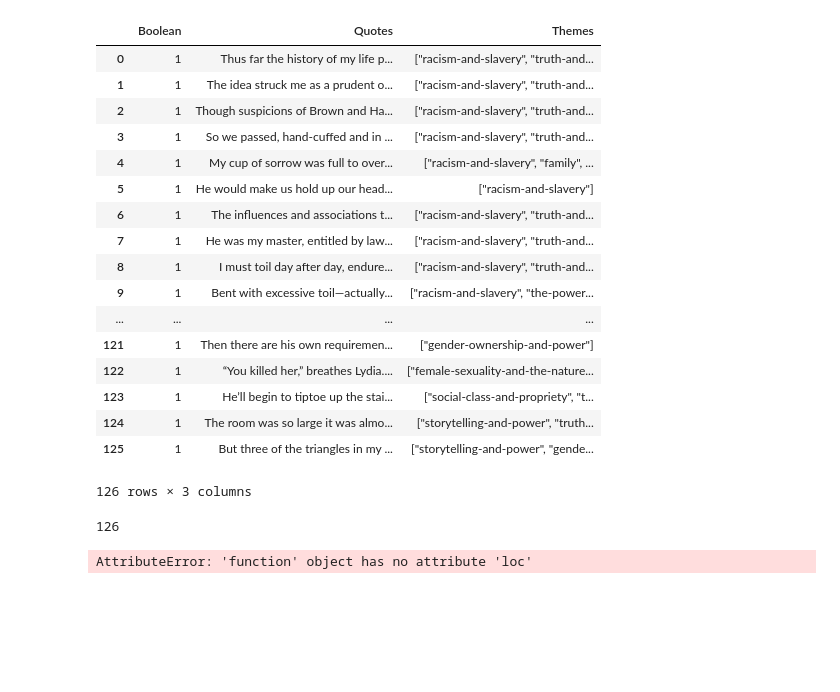
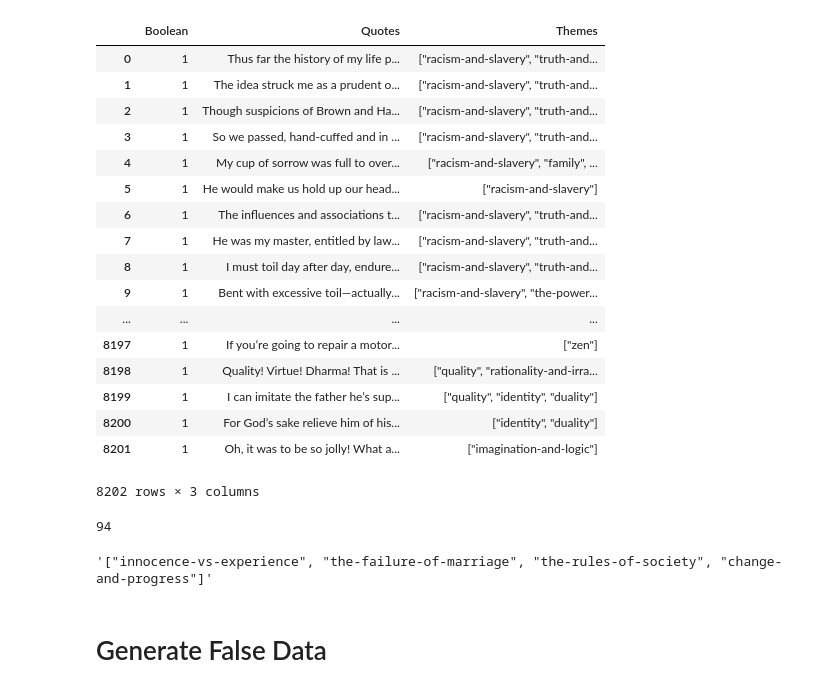
Before and after one commit to Nathanllee1/EvidenceFinder, a Jupyter notebook: Data Formatter.ipynb, the cells around one changed output. Drawn from its saved outputs; the diff is of its cells as text; code cells hidden in the pictures; blank space fills up the shorter version.

Commit message:
More cleaning up and saved new data to csv

```diff
--- a/Data Formatter.ipynb
+++ b/Data Formatter.ipynb
@@ -3,32 +4,34 @@ import pandas as pd
 # %%
-df = pd.read_csv('126.csv')
+df = pd.read_csv('scrapeddata.csv')
+#df = df.iloc[:100]
 df
 # %% [output]
 |  | Boolean | Quotes | Themes |
 | 0 | 1 | Thus far the history of my life p... | ["racism-and-slavery", "truth-and... |
 | 1 | 1 | The idea struck me as a prudent o... | ["racism-and-slavery", "truth-and... |
 | 2 | 1 | Though suspicions of Brown and Ha... | ["racism-and-slavery", "truth-and... |
 | 3 | 1 | So we passed, hand-cuffed and in ... | ["racism-and-slavery", "truth-and... |
 | 4 | 1 | My cup of sorrow was full to over... | ["racism-and-slavery", "family", ... |
 | 5 | 1 | He would make us hold up our head... | ["racism-and-slavery"] |
 | 6 | 1 | The influences and associations t... | ["racism-and-slavery", "truth-and... |
 | 7 | 1 | He was my master, entitled by law... | ["racism-and-slavery", "truth-and... |
 | 8 | 1 | I must toil day after day, endure... | ["racism-and-slavery", "truth-and... |
 | 9 | 1 | Bent with excessive toil—actually... | ["racism-and-slavery", "the-power... |
 | ... | ... | ... | ... |
-| 121 | 1 | Then there are his own requiremen... | ["gender-ownership-and-power"] |
-| 122 | 1 | “You killed her,” breathes Lydia.... | ["female-sexuality-and-the-nature... |
-| 123 | 1 | He’ll begin to tiptoe up the stai... | ["social-class-and-propriety", "t... |
-| 124 | 1 | The room was so large it was almo... | ["storytelling-and-power", "truth... |
-| 125 | 1 | But three of the triangles in my ... | ["storytelling-and-power", "gende... |
+| 8197 | 1 | If you’re going to repair a motor... | ["zen"] |
+| 8198 | 1 | Quality! Virtue! Dharma! That is ... | ["quality", "rationality-and-irra... |
+| 8199 | 1 | I can imitate the father he’s sup... | ["quality", "identity", "duality"] |
+| 8200 | 1 | For God’s sake relieve him of his... | ["identity", "duality"] |
+| 8201 | 1 | Oh, it was to be so jolly! What a... | ["imagination-and-logic"] |
-126 rows × 3 columns
+8202 rows × 3 columns
 # %%
-import random
-print(df.shape[0])
 randomnum = random.randint(1, df.shape[0])
-randomtheme = randomtheme.loc[randomnum, 'Themes']
-print(randomtheme)
+print(randomnum)
+randomtheme = df.iloc[randomnum, 2]
+randomtheme
 # %% [output]
-126
+94
-AttributeError: 'function' object has no attribute 'loc'
+'["innocence-vs-experience", "the-failure-of-marriage", "the-rules-of-society", "change-and-progress"]'
+# %% [markdown]
+# Generate False Data
 # %%
```
Also changed, not shown: parts of 3 cells of this notebook, 2 other files.
